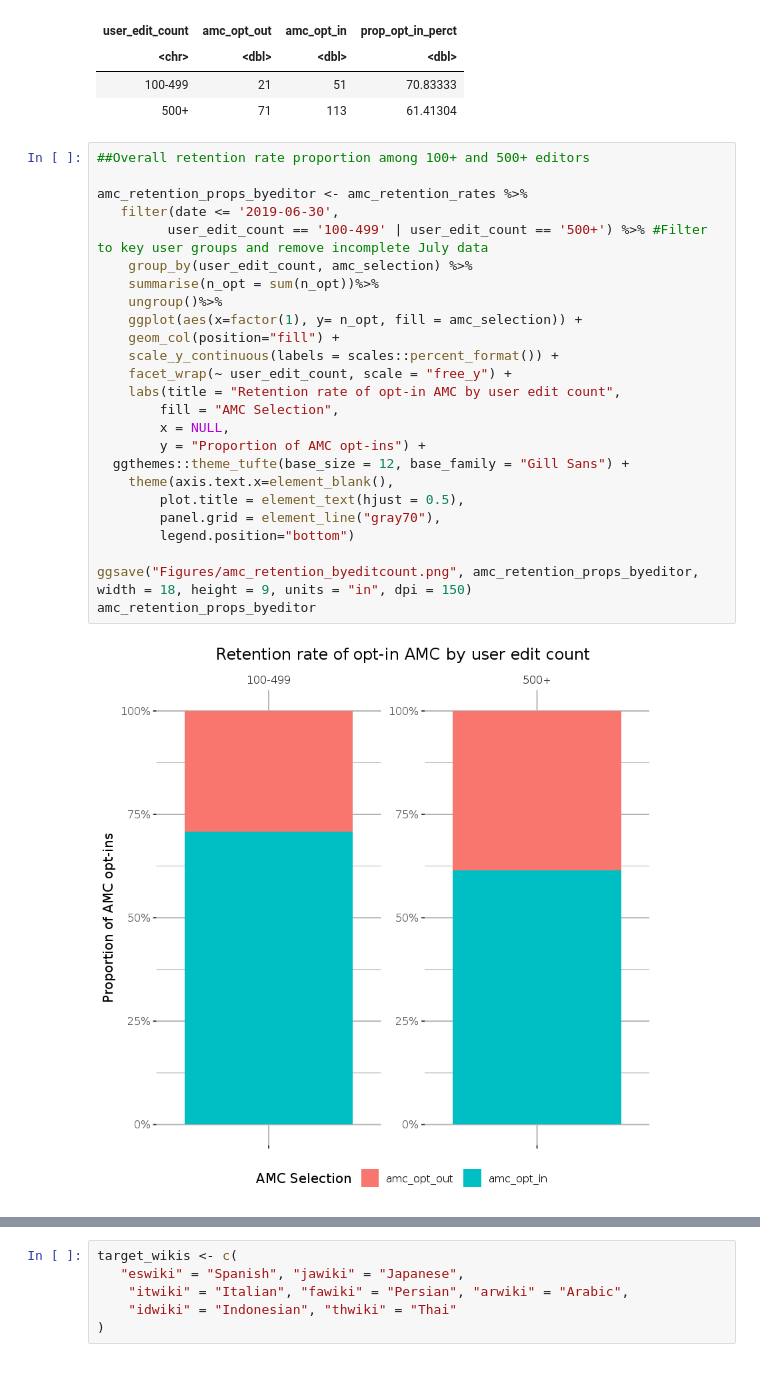
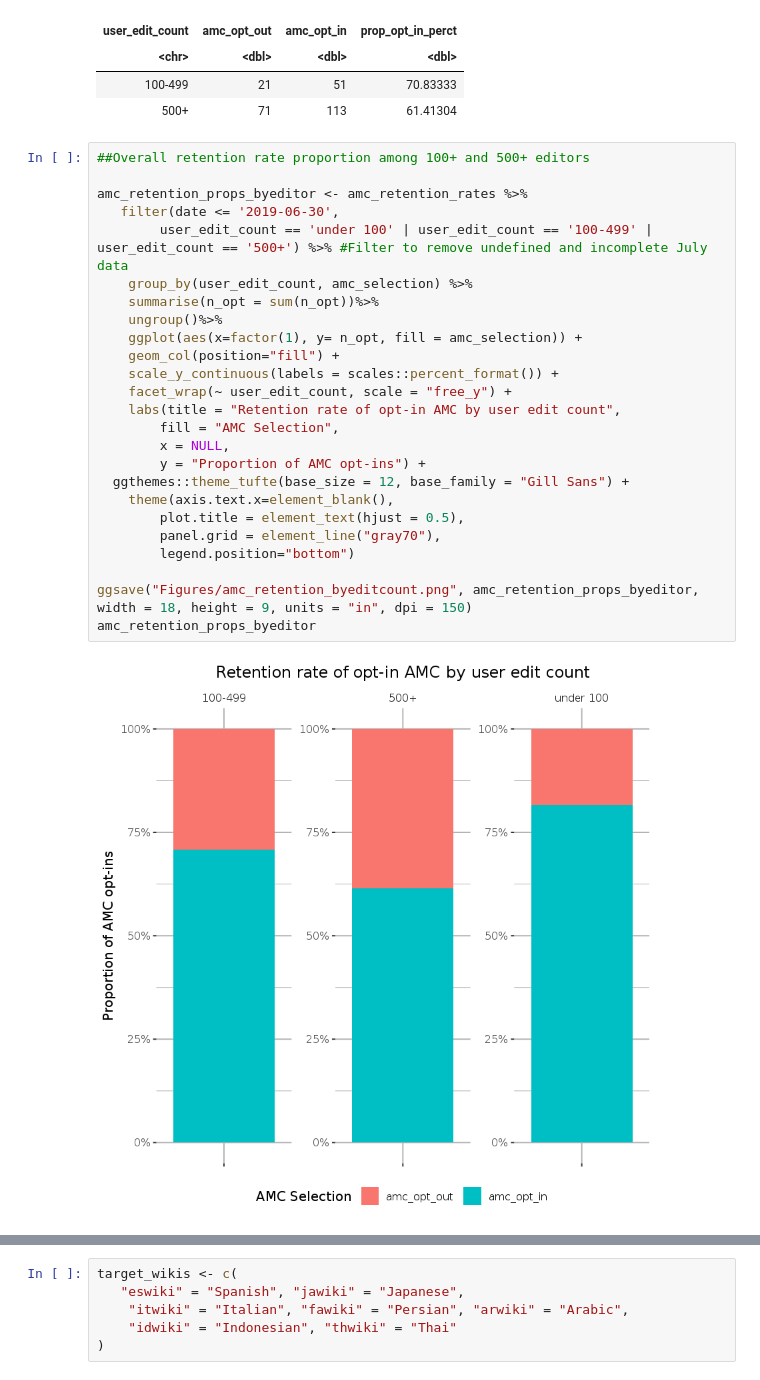
Before and after one commit to wikimedia-research/Readers-Web-AMC-metrics, a Jupyter notebook: AMC KPI Metrics Status Report (FY2018-2019).ipynb, the cells around one changed output, grey strips where cells are left out. Drawn from its saved outputs; the diff is of its cells as text.

```diff
--- a/AMC KPI Metrics Status Report (FY2018-2019).ipynb
+++ b/AMC KPI Metrics Status Report (FY2018-2019).ipynb
@@ -660,28 +666,28 @@ A grouped_df: 2 × 4
 # %%
 ##Overall retention rate proportion among 100+ and 500+ editors
 
 amc_retention_props_byeditor <- amc_retention_rates %>%
    filter(date <= '2019-06-30',
-         user_edit_count == '100-499' | user_edit_count == '500+') %>% #Filter to key user groups and remove incomplete July data
+        user_edit_count == 'under 100' | user_edit_count == '100-499' | user_edit_count == '500+') %>% #Filter to remove undefined and incomplete July data
     group_by(user_edit_count, amc_selection) %>%
     summarise(n_opt = sum(n_opt))%>%
     ungroup()%>%
     ggplot(aes(x=factor(1), y= n_opt, fill = amc_selection)) +
     geom_col(position="fill") +
     scale_y_continuous(labels = scales::percent_format()) +
     facet_wrap(~ user_edit_count, scale = "free_y") +
     labs(title = "Retention rate of opt-in AMC by user edit count",
         fill = "AMC Selection",
         x = NULL,
         y = "Proportion of AMC opt-ins") +
   ggthemes::theme_tufte(base_size = 12, base_family = "Gill Sans") +
     theme(axis.text.x=element_blank(),
         plot.title = element_text(hjust = 0.5),
         panel.grid = element_line("gray70"),
         legend.position="bottom")
 
 ggsave("Figures/amc_retention_byeditcount.png", amc_retention_props_byeditor, width = 18, height = 9, units = "in", dpi = 150)
 amc_retention_props_byeditor
 # %% [output]
-[figure, old version]
+[figure, new version]
 # %% [markdown]
```
Also changed, not shown: parts of 32 cells of this notebook, 9 other files.
